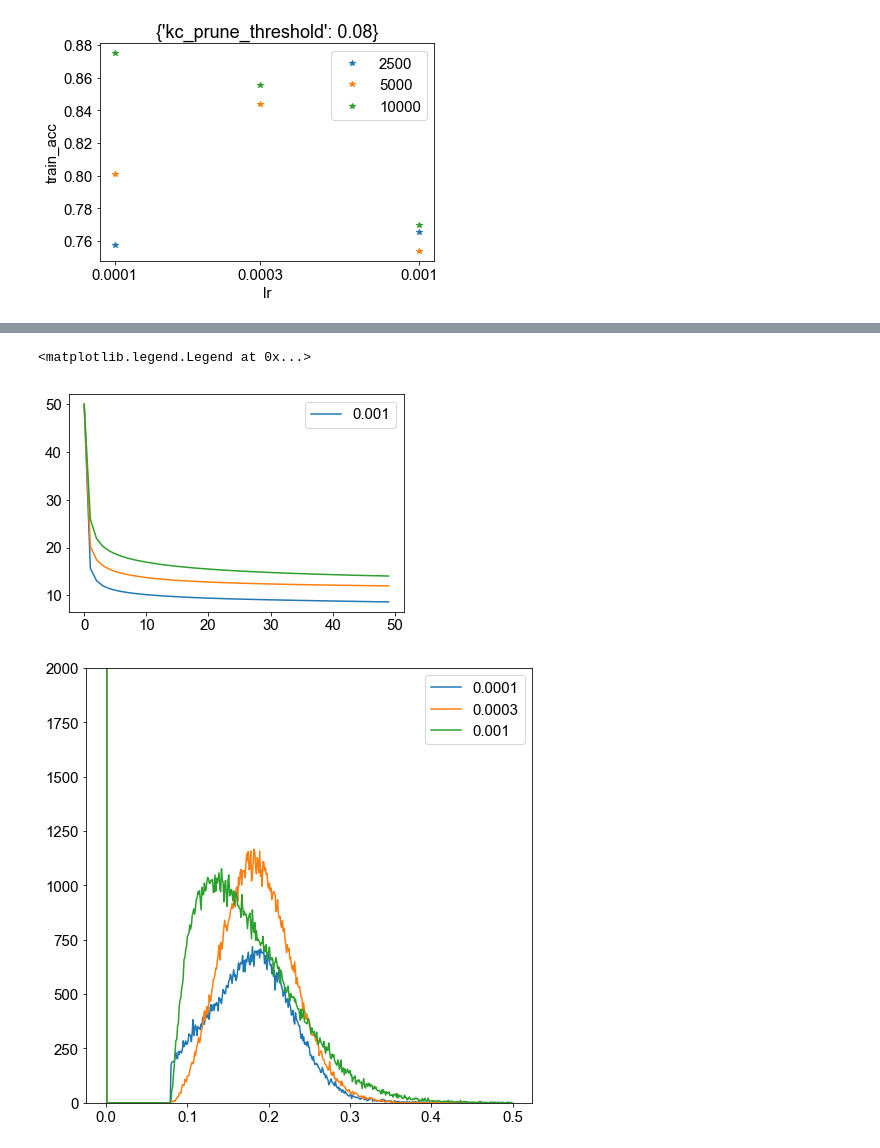
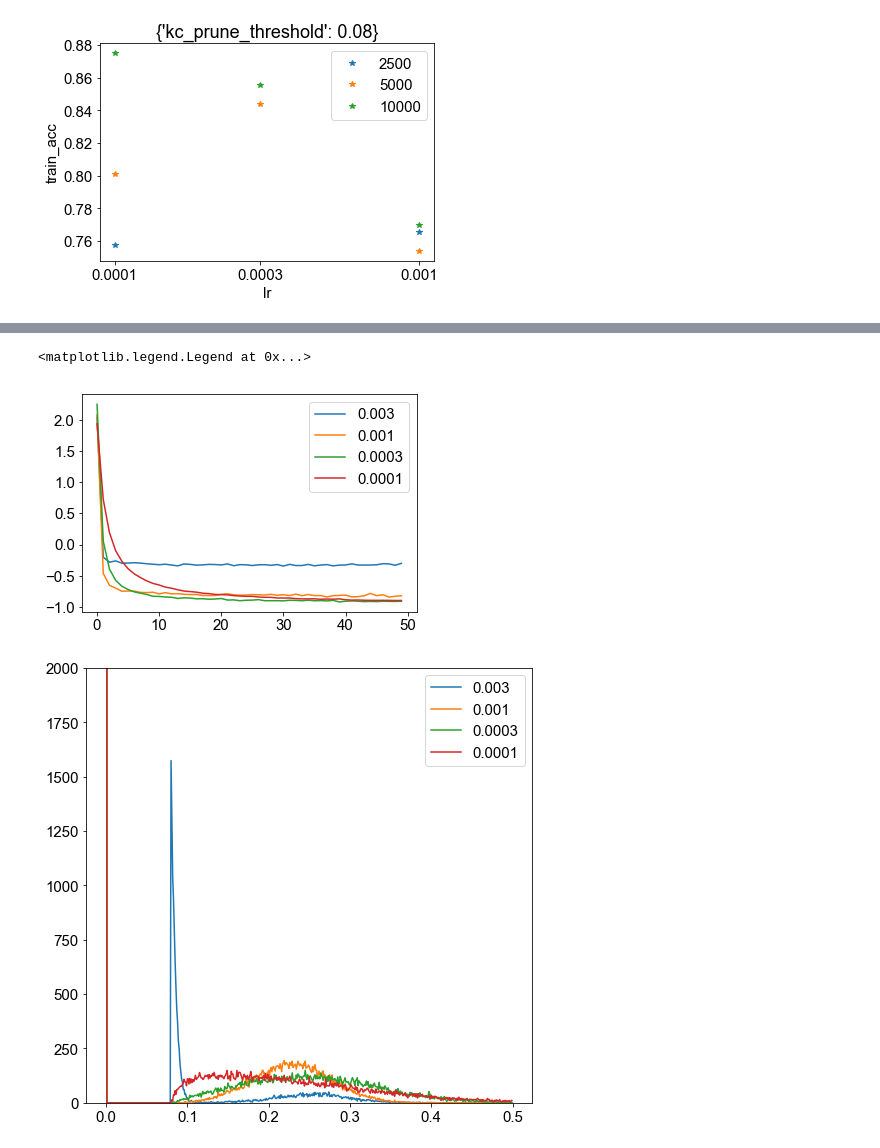
Before and after one commit to gyyang/olfaction_evolution, a Jupyter notebook: notebooks/analyze_K_big.ipynb, the cells around one changed output, grey strips where cells are left out. Saved outputs shown, nothing was run; the diff lists cells and outputs as text; code cells hidden in the pictures.

```diff
--- a/notebooks/analyze_K_big.ipynb
+++ b/notebooks/analyze_K_big.ipynb
@@ -55,10 +55,10 @@ plt.ylim([0, 10000])
 peak_inds = np.zeros_like(res['kc_prune_threshold']).astype(np.bool)
 for i, thres in enumerate(res['kc_prune_threshold']):
     x = np.where(res['lin_bins'][i,:-1] > res['kc_prune_threshold'][i])[0][0]
-    peak = np.argmax(res['lin_hist'][i, -1, x:])
-    if peak - x > 10:
+    peak = np.argmax(res['lin_hist'][i, -1, x-1:])
+    if peak > 10:
+        peak_inds[i] = True
+    else:
         peak_inds[i] = False
-    else:
-        peak_inds[i] = True
 peak_inds
 # %% [output]
@@ -200,14 +181,14 @@ marginal_plot('lr', 'train_acc', 'N_KC', {'kc_prune_threshold':0.08})
 [figure]
 [figure]
 # %%
-x = filter(res, {'kc_prune_threshold':0.08, 'lr':0.001})
+x = filter(res, {'kc_prune_threshold':0.08, 'N_KC':2500})
 plt.plot(x['K'].T)
 plt.legend(np.unique(x['N_KC']))
 plt.ylim([0, 11])
 
 plt.figure(figsize=(8,8))
 plt.plot(x['lin_bins'][0,:-1],x['lin_hist'][:,-1].T)
-plt.ylim([0, 4000])
-plt.legend(np.unique(x['N_KC']))
+plt.ylim([0, 1000])
+plt.legend(x['lr'])
 # %% [output]
 <matplotlib.legend.Legend at 0x...>
@@ -216,13 +197,14 @@ plt.legend(np.unique(x['N_KC']))
 # %%
-x = filter(res, {'separate_lr':0.001, 'N_KC':10000, 'kc_prune_threshold':0.08})
-plt.plot(x['K'].T)
+x = filter(x, {'N_KC':2500, 'kc_prune_threshold':0.08})
+plt.plot(x['val_logloss'].T)
 plt.legend(np.unique(x['separate_lr']))
+plt.legend(x['lr'])
 
 plt.figure(figsize=(8,8))
 plt.plot(x['lin_bins'][0,:500],x['lin_hist'][:,-1,:500].T)
 plt.ylim([0, 2000])
-plt.legend(np.unique(x['lr']))
+plt.legend(x['lr'])
 # %% [output]
 <matplotlib.legend.Legend at 0x...>
-[figure, old version]
+[figure, new version]
-[figure, old version]
+[figure, new version]
```
Also changed, not shown: parts of 15 cells of this notebook, 4 other files.
